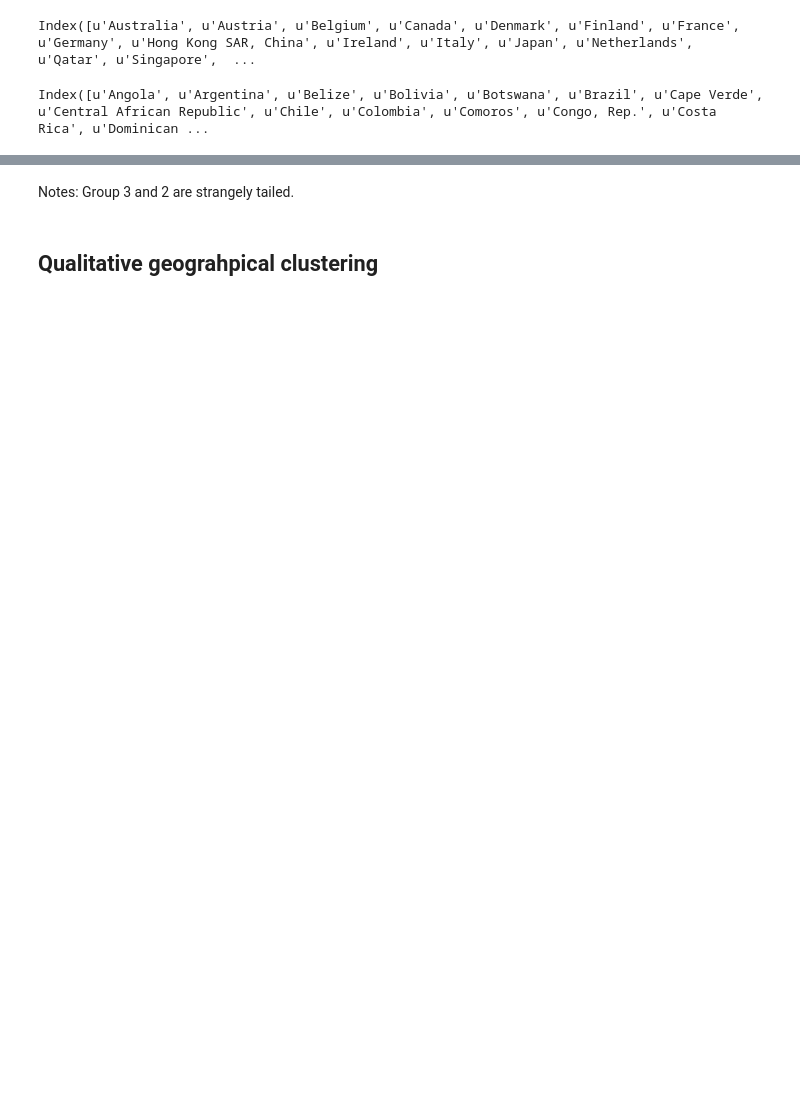
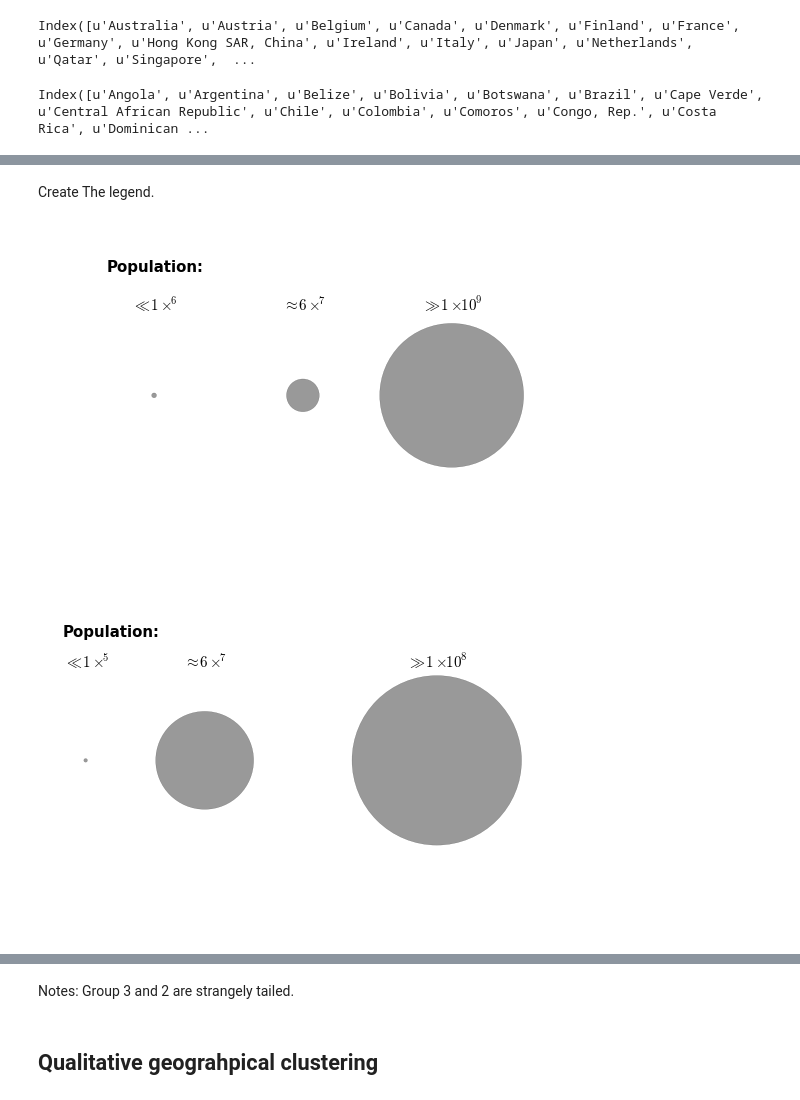
Before and after one commit to giulioungaretti/stats2013, a Jupyter notebook: Project2/Clustering.ipynb, the cells around one changed output, grey strips where cells are left out. Saved outputs shown, nothing was run; the diff lists cells and outputs as text; code cells hidden in the pictures; blank space fills up the shorter version.

```diff
--- a/Project2/Clustering.ipynb
+++ b/Project2/Clustering.ipynb
@@ -98,0 +124,78 @@ Index([u'Luxembourg', u'Norway', u'Switzerland'], dtype='object')
+# %% [markdown]
+Create The legend.
+# %%
+fig,ax =  subplots();
+data_legend_big= data[data.pop_mean > 1000000000];
+scatt = ax.scatter([3], [1.],c="k", s=data_legend_big.pop_mean/60000,alpha=0.4)
+
+
+data_legend_big= data[data.pop_mean == data.ix['Turkey']["pop_mean"] ]
+scatt = ax.scatter([2], [1.],c="k", s=data_legend_big.pop_mean/60000,alpha=0.4)
+
+
+
+data_legend_big= data[data.pop_mean == data.ix['Estonia']["pop_mean"] ]
+scatt = ax.scatter([1], [1.],c="k", s=data_legend_big.pop_mean/60000,alpha=0.4);
+
+
+
+
+ax.annotate("Population:", xy = (1, 1.0016), xytext = (1,
+                                       1),fontsize=15, weight= 'semibold',color='black', horizontalalignment='center',
+                textcoords = 'offset points')
+
+ax.annotate("$ \gg  1 \\times 10^{9}$", xy = (3, 1.0011), xytext = (1,
+                                       1),fontsize=15, weight= 'semibold',color='black', horizontalalignment='center',
+                textcoords = 'offset points')
+
+ax.annotate("$ \\approx  6 \\times ^{7}$", xy = (2, 1.0011), xytext = (1,
+                                       1),fontsize=15, weight= 'semibold',color='black', horizontalalignment='center',
+                textcoords = 'offset points')
+
+ax.annotate("$ \\ll  1 \\times ^{6}$", xy = (1, 1.0011), xytext = (1,
+                                       1),fontsize=15, weight= 'semibold',color='black', horizontalalignment='center',
+                textcoords = 'offset points')
+
+plt.axis('off')
+fig.savefig('biglegend.pdf')
+
+fig,ax =  subplots()
+data_legend_small = data[data.pop_mean < 100000]
+scatt = ax.scatter([0.2], [1.],c="k", s=data_legend_small.pop_mean/6000,alpha=0.4)
+
+
+data_legend_mid = data[data.pop_mean == data.ix['Italy']["pop_mean"] ]
+scatt = ax.scatter([4.2], [1.],c="k", s=data_legend_mid.pop_mean/6000,alpha=0.4)
+
+# data_legend_mid = data[data.pop_mean == data.ix['Japan']["pop_mean"] ]
+# scatt = ax.scatter([6.4], [1.],c="k", s=data_legend_mid.pop_mean/6000,alpha=0.5)
+
+data_legend_mid = data[data.pop_mean == data.ix['Brazil']["pop_mean"] ]
+scatt = ax.scatter([12.], [1.],c="k", s=data_legend_mid.pop_mean/6000,alpha=0.4)
+ax.set_xlim(0,15)
+
+
+ax.annotate("Population:", xy = (1, 1.0016), xytext = (1,
+                                       1),fontsize=15, weight= 'semibold',color='black', horizontalalignment='center',
+                textcoords = 'offset points')
+
+ax.annotate("$ \gg  1 \\times 10^{8}$", xy = (12, 1.0012), xytext = (1,
+                                        1),fontsize=15, weight= 'semibold',color='black', horizontalalignment='center',
+                 textcoords = 'offset points')
+
+ax.annotate("$ \\approx  6 \\times ^{7}$", xy = (4.2, 1.0012), xytext = (1,
+                                       1),fontsize=15, weight= 'semibold',color='black', horizontalalignment='center',
+                textcoords = 'offset points')
+
+ax.annotate("$ \\ll  1 \\times ^{5}$", xy = (0.2, 1.0012), xytext = (1,
+                                       1),fontsize=15, weight= 'semibold',color='black', horizontalalignment='center',
+                textcoords = 'offset points')
+
+
+
+plt.axis('off')
+
+fig.savefig('small_egend.pdf')
+# %% [output]
+[figure, added]
+[figure, added]
```
Also changed, not shown: parts of 20 cells of this notebook, 2 other files.
